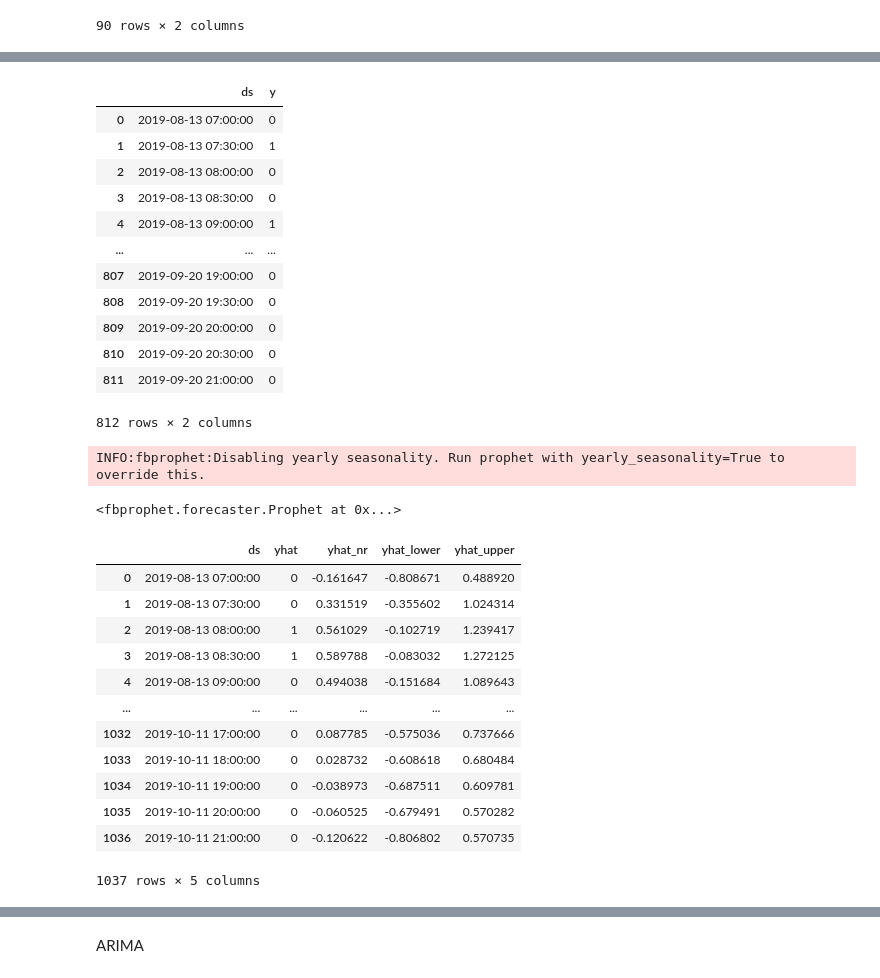
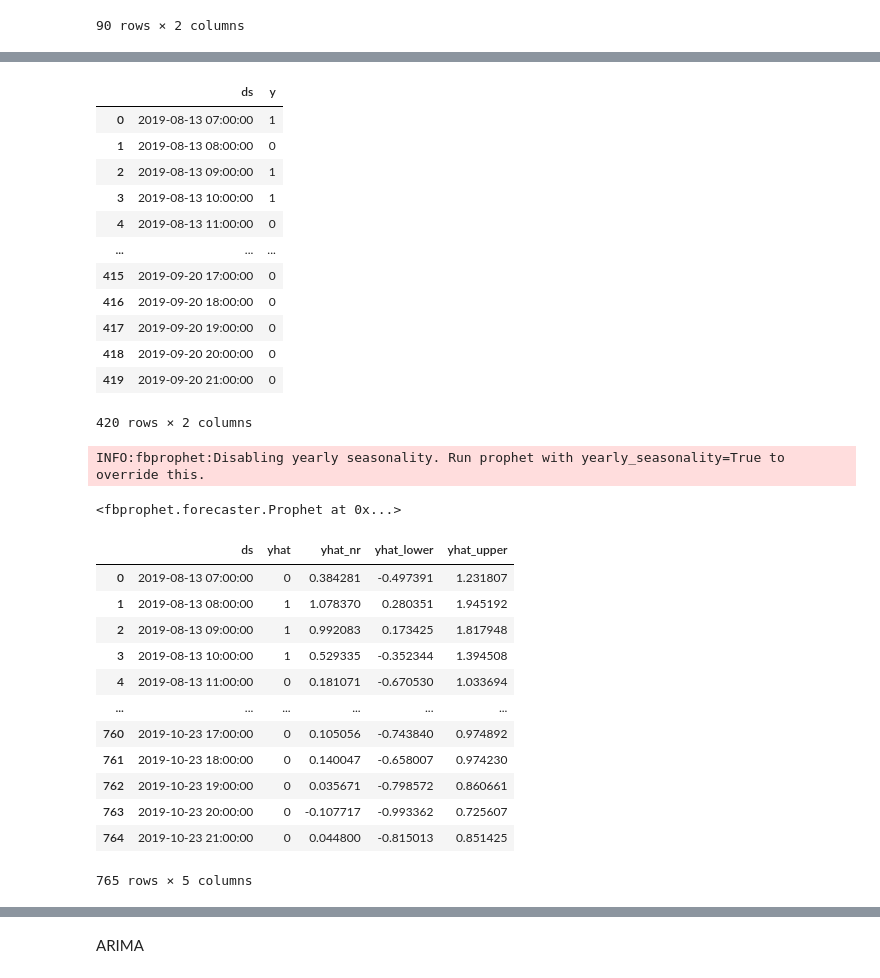
Before and after one commit to winnpm/ha-mo_data_visualization, a Jupyter notebook: Time Series Models.ipynb, the cells around one changed output, grey strips where cells are left out. Cells and saved outputs as stored; diff of their text form; code cells hidden in the pictures.

```diff
--- a/Time Series Models.ipynb
+++ b/Time Series Models.ipynb
@@ -246,8 +217,8 @@ test
 # %%
-df_train_clone2 = create_timestamp(df_train_clone2, True)
-train_framed2 = create_window(df_train_clone2, True)
+df_train_clone2 = create_timestamp(df_train_clone2, False)
+train_framed2 = create_window(df_train_clone2, False)
 train2, backup_train2 = group_by_time(train_framed2)
-train2 = fill_missing(train2, df_train_clone2, True)
+train2 = train_clone2 = fill_missing(train2, df_train_clone2, False)
 train2
 # %% [output]
 |  | Timestamp | Demand |
@@ -300,15 +268,15 @@ df_prophet = df_prophet.rename(columns={'Timestamp': 'ds', 'Demand': 'y'})
 df_prophet
 # %% [output]
 |  | ds | y |
-| 0 | 2019-08-13 07:00:00 | 0 |
-| 1 | 2019-08-13 07:30:00 | 1 |
-| 2 | 2019-08-13 08:00:00 | 0 |
-| 3 | 2019-08-13 08:30:00 | 0 |
-| 4 | 2019-08-13 09:00:00 | 1 |
+| 0 | 2019-08-13 07:00:00 | 1 |
+| 1 | 2019-08-13 08:00:00 | 0 |
+| 2 | 2019-08-13 09:00:00 | 1 |
+| 3 | 2019-08-13 10:00:00 | 1 |
+| 4 | 2019-08-13 11:00:00 | 0 |
 | ... | ... | ... |
-| 807 | 2019-09-20 19:00:00 | 0 |
-| 808 | 2019-09-20 19:30:00 | 0 |
-| 809 | 2019-09-20 20:00:00 | 0 |
-| 810 | 2019-09-20 20:30:00 | 0 |
-| 811 | 2019-09-20 21:00:00 | 0 |
+| 415 | 2019-09-20 17:00:00 | 0 |
+| 416 | 2019-09-20 18:00:00 | 0 |
+| 417 | 2019-09-20 19:00:00 | 0 |
+| 418 | 2019-09-20 20:00:00 | 0 |
+| 419 | 2019-09-20 21:00:00 | 0 |
-812 rows × 2 columns
+420 rows × 2 columns
@@ -321,49 +285,50 @@ from fbprophet import Prophet
 import logging
 
 logging.getLogger().setLevel(logging.ERROR)
-# df_prophet['cap'] = 10
-# df_prophet['floor'] = 0
-# m = Prophet(growth='logistic', changepoint_prior_scale=0.1)
-m = Prophet(changepoint_prior_scale=0.2)
+df_prophet['cap'] = 5
+df_prophet['floor'] = 0
+m = Prophet(growth='logistic', changepoint_prior_scale=0.5)
+#best: yhat scale 0.6 round at 3.7, yhat_upper 0.8 round at 8
+# m = Prophet(changepoint_prior_scale=0.2)
 m.fit(df_prophet)
 # %% [output]
 INFO:fbprophet:Disabling yearly seasonality. Run prophet with yearly_seasonality=True to override this.
 <fbprophet.forecaster.Prophet at 0x...>
 # %%
-future = m.make_future_dataframe(periods=552, freq='H')
-# future['cap'] = 10
-# future['floor'] = 0
+future = m.make_future_dataframe(periods=800, freq='H')
+future['cap'] = 5
+future['floor'] = 0
 future = future[(future['ds'].dt.hour >= start) & (future['ds'].dt.hour < stop)]
 future = future[future['ds'].dt.dayofweek < 5]
 forecast = m.predict(future)
 yhat_round = []
 for each in forecast['yhat']:
-    if (each < 0):
+    if(each < 0):
         each = 0
-    elif (((each*10)%10) > 5):
+    elif ((each*10)%10 >= 5):
         each = math.ceil(each)
     else:
         each = math.floor(each)
     yhat_round.append(each)
 # forecast['yhat_round'] = yhat_round
 # forecast[['ds', 'yhat_round', 'yhat', 'yhat_lower', 'yhat_upper']]
 forecast['yhat_nr'] = forecast['yhat']
 forecast['yhat'] = yhat_round
 forecast[['ds', 'yhat', 'yhat_nr', 'yhat_lower', 'yhat_upper']]
 # %% [output]
 |  | ds | yhat | yhat_nr | yhat_lower | yhat_upper |
-| 0 | 2019-08-13 07:00:00 | 0 | -0.161647 | -0.808671 | 0.488920 |
-| 1 | 2019-08-13 07:30:00 | 0 | 0.331519 | -0.355602 | 1.024314 |
-| 2 | 2019-08-13 08:00:00 | 1 | 0.561029 | -0.102719 | 1.239417 |
-| 3 | 2019-08-13 08:30:00 | 1 | 0.589788 | -0.083032 | 1.272125 |
-| 4 | 2019-08-13 09:00:00 | 0 | 0.494038 | -0.151684 | 1.089643 |
+| 0 | 2019-08-13 07:00:00 | 0 | 0.384281 | -0.497391 | 1.231807 |
+| 1 | 2019-08-13 08:00:00 | 1 | 1.078370 | 0.280351 | 1.945192 |
+| 2 | 2019-08-13 09:00:00 | 1 | 0.992083 | 0.173425 | 1.817948 |
+| 3 | 2019-08-13 10:00:00 | 1 | 0.529335 | -0.352344 | 1.394508 |
+| 4 | 2019-08-13 11:00:00 | 0 | 0.181071 | -0.670530 | 1.033694 |
 | ... | ... | ... | ... | ... | ... |
-| 1032 | 2019-10-11 17:00:00 | 0 | 0.087785 | -0.575036 | 0.737666 |
-| 1033 | 2019-10-11 18:00:00 | 0 | 0.028732 | -0.608618 | 0.680484 |
-| 1034 | 2019-10-11 19:00:00 | 0 | -0.038973 | -0.687511 | 0.609781 |
-| 1035 | 2019-10-11 20:00:00 | 0 | -0.060525 | -0.679491 | 0.570282 |
-| 1036 | 2019-10-11 21:00:00 | 0 | -0.120622 | -0.806802 | 0.570735 |
+| 760 | 2019-10-23 17:00:00 | 0 | 0.105056 | -0.743840 | 0.974892 |
+| 761 | 2019-10-23 18:00:00 | 0 | 0.140047 | -0.658007 | 0.974230 |
+| 762 | 2019-10-23 19:00:00 | 0 | 0.035671 | -0.798572 | 0.860661 |
+| 763 | 2019-10-23 20:00:00 | 0 | -0.107717 | -0.993362 | 0.725607 |
+| 764 | 2019-10-23 21:00:00 | 0 | 0.044800 | -0.815013 | 0.851425 |
-1037 rows × 5 columns
+765 rows × 5 columns
 # %%
 m.plot(forecast)
 # %% [output]
```
Also changed, not shown: parts of 46 cells of this notebook, 4 other files.
